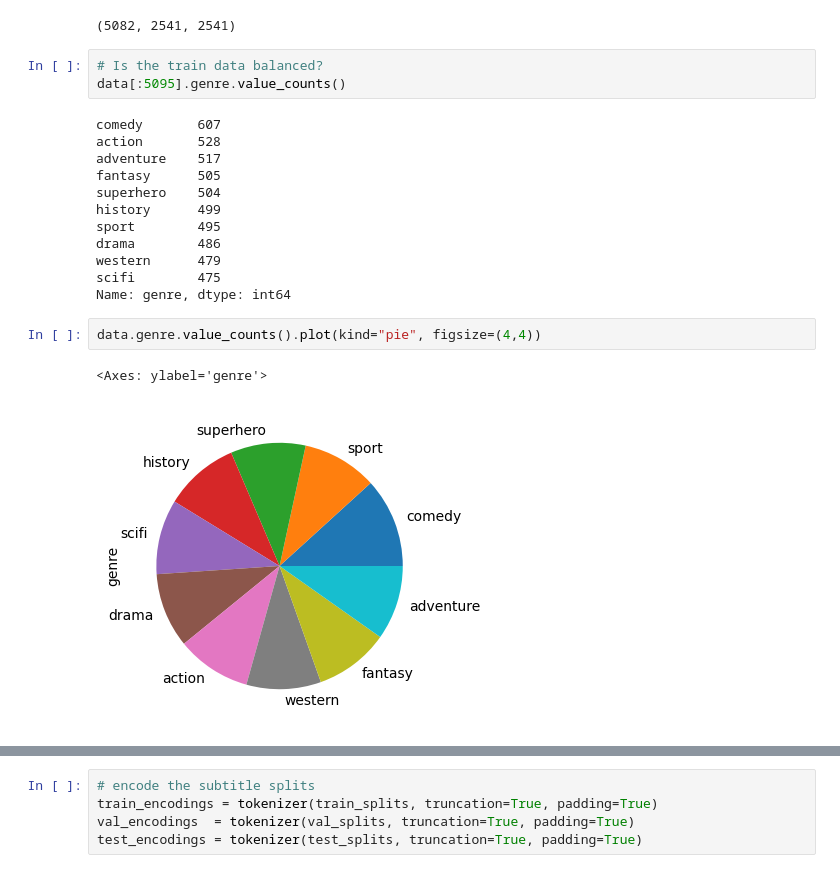
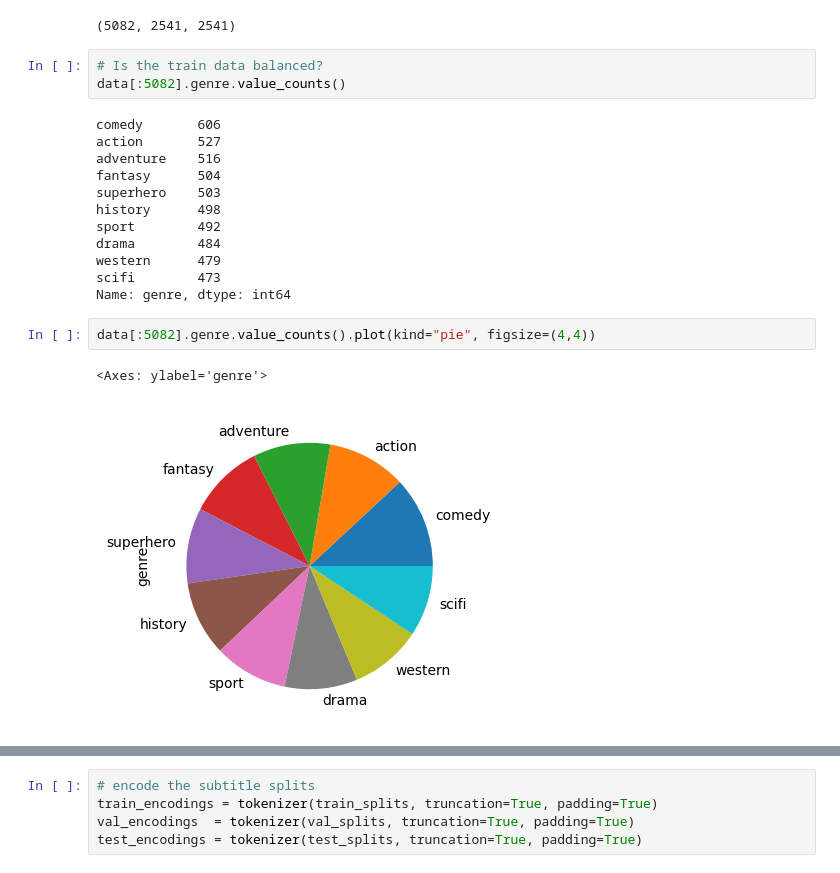
Before and after one commit to tiost100/Movie-Genre-Recognition, a Jupyter notebook: bert_classifier.ipynb, the cells around one changed output, grey strips where cells are left out. Drawn from its saved outputs; the diff is of its cells as text.

```diff
--- a/bert_classifier.ipynb
+++ b/bert_classifier.ipynb
@@ -145,21 +179,21 @@ len(train_splits), len(val_splits), len(test_splits)
 (5082, 2541, 2541)
 # %%
 # Is the train data balanced?
-data[:5095].genre.value_counts()
+data[:5082].genre.value_counts()
 # %% [output]
-comedy       607
-action       528
-adventure    517
-fantasy      505
-superhero    504
-history      499
-sport        495
-drama        486
+comedy       606
+action       527
+adventure    516
+fantasy      504
+superhero    503
+history      498
+sport        492
+drama        484
 western      479
-scifi        475
+scifi        473
 Name: genre, dtype: int64
 # %%
-data.genre.value_counts().plot(kind="pie", figsize=(4,4))
+data[:5082].genre.value_counts().plot(kind="pie", figsize=(4,4))
 # %% [output]
 <Axes: ylabel='genre'>
-[figure, old version]
+[figure, new version]
```
Also changed, not shown: parts of 21 cells of this notebook.
